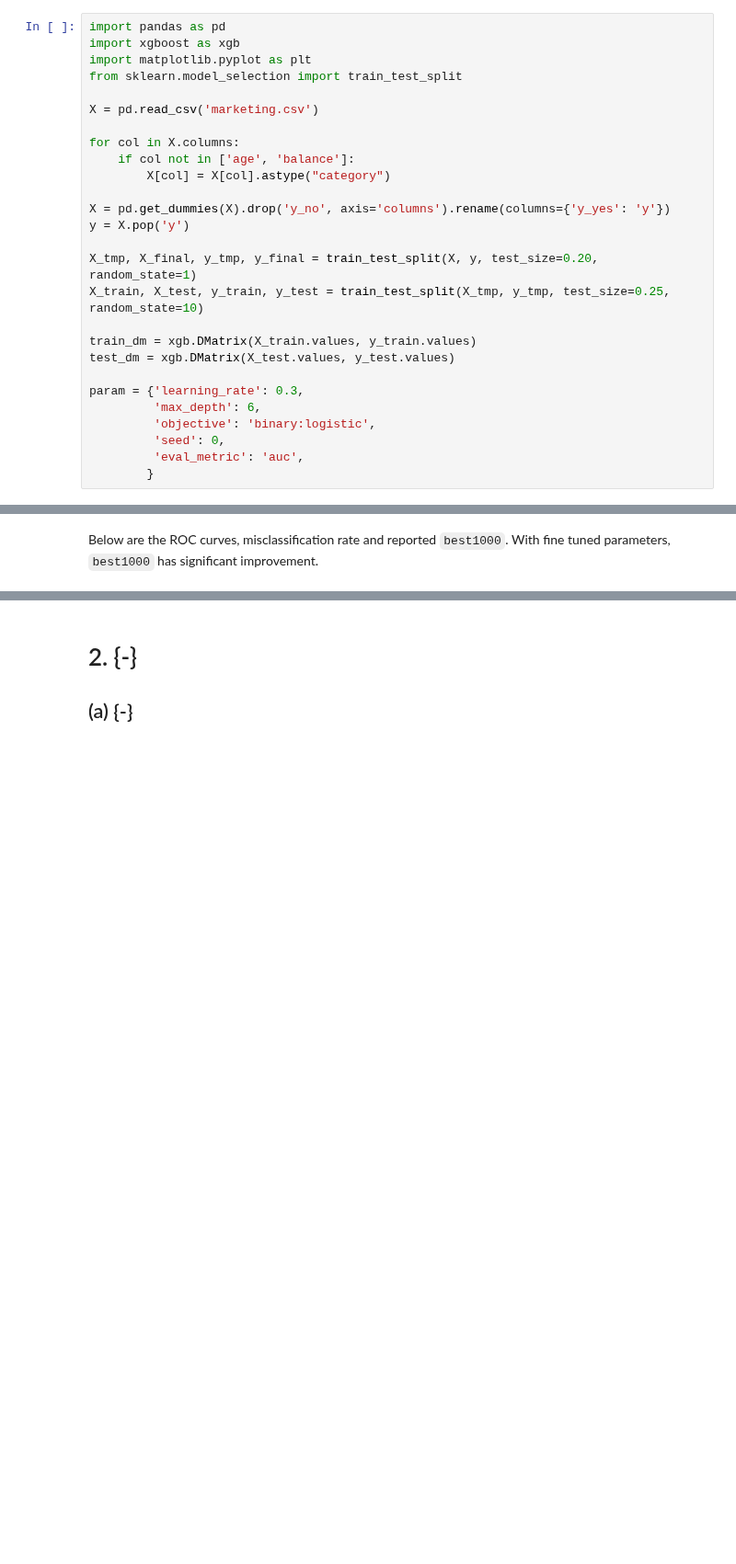
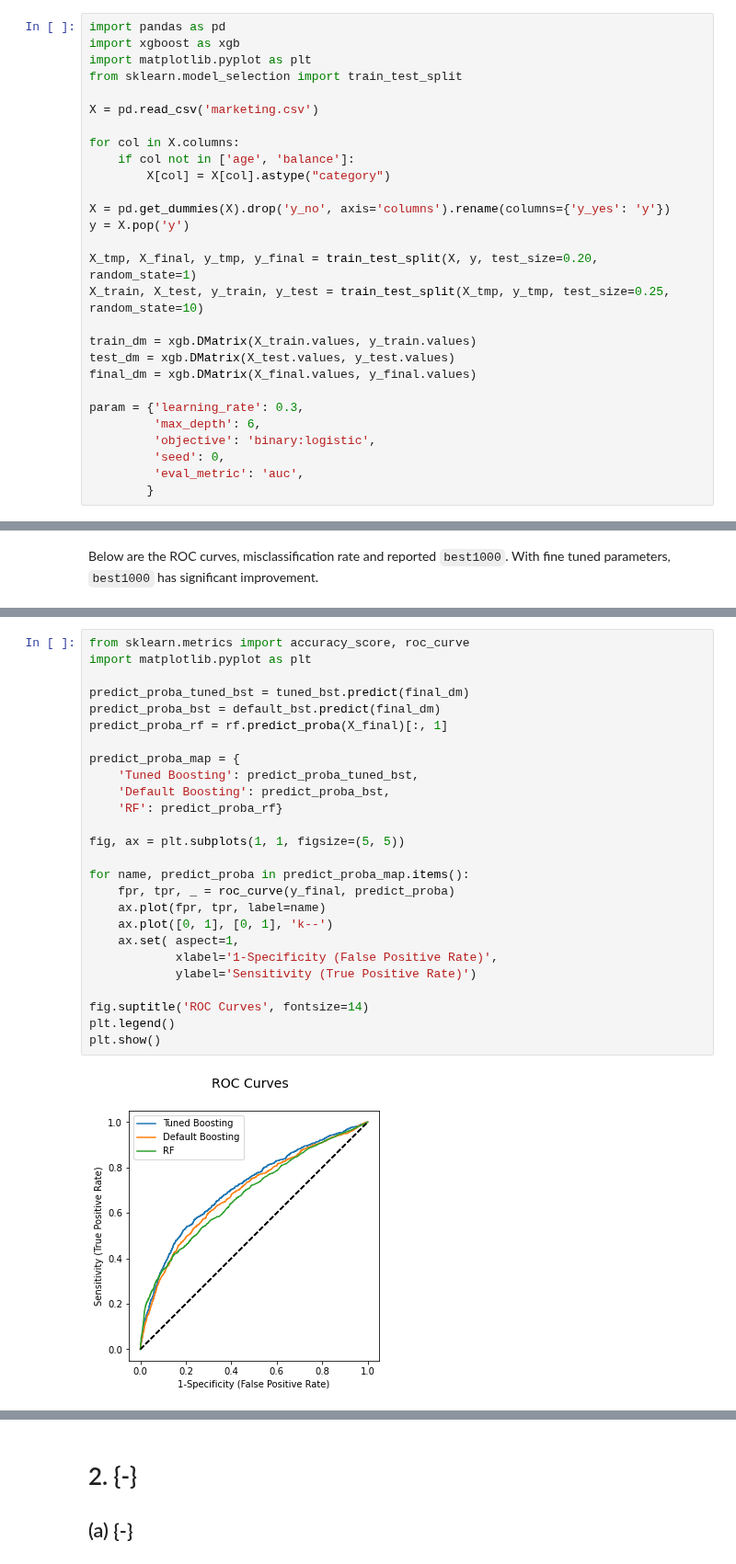
Before and after one commit to beginnerSC/mscf_hw_spring, a Jupyter notebook: ML II/2/Homework #2.ipynb, the cells around one changed output, grey strips where cells are left out. Shown at 92% size. Cells and saved outputs as stored; diff of their text form; blank space fills up the shorter version.

```diff
--- a/ML II/2/Homework #2.ipynb
+++ b/ML II/2/Homework #2.ipynb
@@ -29,6 +31,7 @@ X_train, X_test, y_train, y_test = train_test_split(X_tmp, y_tmp, test_size=0.25
 
 train_dm = xgb.DMatrix(X_train.values, y_train.values)
 test_dm = xgb.DMatrix(X_test.values, y_test.values)
+final_dm = xgb.DMatrix(X_final.values, y_final.values)
 
 param = {'learning_rate': 0.3,
          'max_depth': 6,
@@ -438,0 +450,28 @@ DataFrame(res, index=['Best 1000', 'Misclassification'])
+# %%
+from sklearn.metrics import accuracy_score, roc_curve
+import matplotlib.pyplot as plt
+
+predict_proba_tuned_bst = tuned_bst.predict(final_dm)
+predict_proba_bst = default_bst.predict(final_dm)
+predict_proba_rf = rf.predict_proba(X_final)[:, 1]
+
+predict_proba_map = {
+    'Tuned Boosting': predict_proba_tuned_bst,
+    'Default Boosting': predict_proba_bst,
+    'RF': predict_proba_rf}
+
+fig, ax = plt.subplots(1, 1, figsize=(5, 5))
+
+for name, predict_proba in predict_proba_map.items():
+    fpr, tpr, _ = roc_curve(y_final, predict_proba)
+    ax.plot(fpr, tpr, label=name)
+    ax.plot([0, 1], [0, 1], 'k--')
+    ax.set( aspect=1,
+            xlabel='1-Specificity (False Positive Rate)',
+            ylabel='Sensitivity (True Positive Rate)')
+
+fig.suptitle('ROC Curves', fontsize=14)
+plt.legend()
+plt.show()
+# %% [output]
+[figure, added]
```
Also changed, not shown: parts of 8 cells of this notebook.
